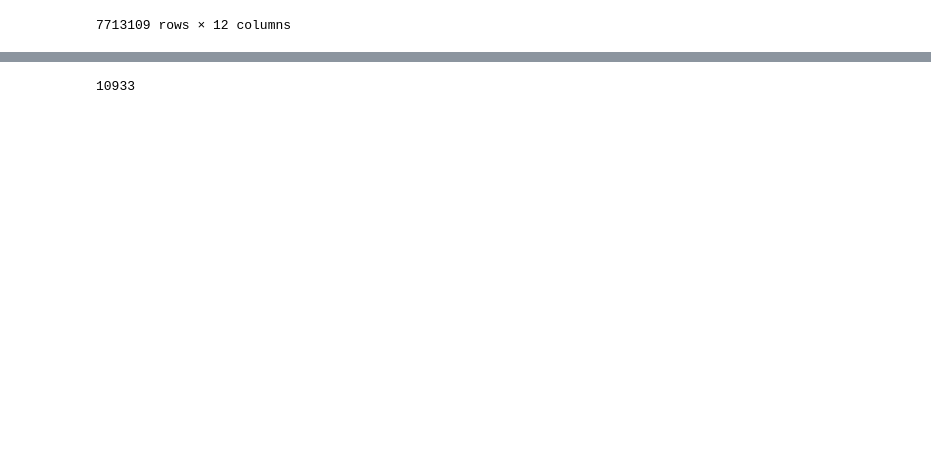
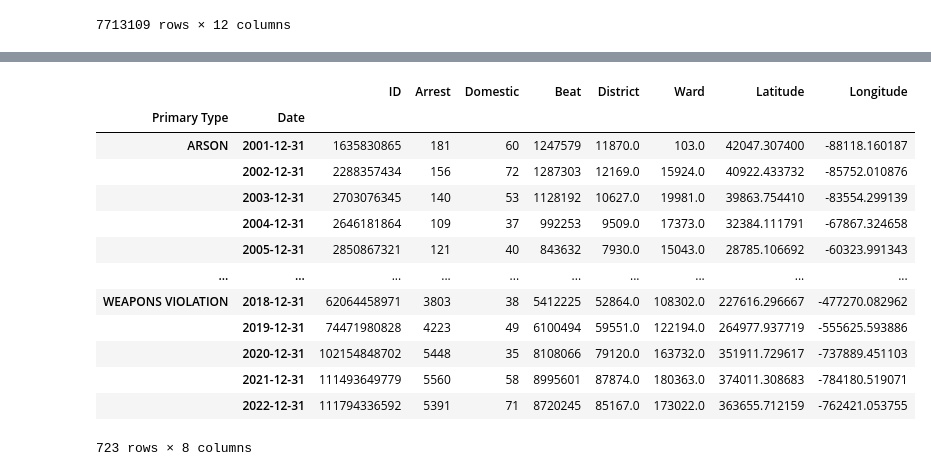
Before and after one commit to sof2401/Data-Visualization, a Jupyter notebook: Project 3 - Part 2.ipynb, the cells around one changed output, grey strips where cells are left out. Saved outputs shown, nothing was run; the diff lists cells and outputs as text; code cells hidden in the pictures; blank space fills up the shorter version.

```diff
--- a/Project 3 - Part 2.ipynb
+++ b/Project 3 - Part 2.ipynb
@@ -105,5 +106,20 @@ dtype: int64
+# %%
+ts = df.groupby('Primary Type').resample("Y").sum()
+ts
+# %% [output]
+|  |  | ID | Arrest | Domestic | Beat | District | Ward | Latitude | Longitude |
+| Primary Type | Date |  |  |  |  |  |  |  |  |
+| ARSON | 2001-12-31 | 1635830865 | 181 | 60 | 1247579 | 11870.0 | 103.0 | 42047.307400 | -88118.160187 |
+|  | 2002-12-31 | 2288357434 | 156 | 72 | 1287303 | 12169.0 | 15924.0 | 40922.433732 | -85752.010876 |
+|  | 2003-12-31 | 2703076345 | 140 | 53 | 1128192 | 10627.0 | 19981.0 | 39863.754410 | -83554.299139 |
+|  | 2004-12-31 | 2646181864 | 109 | 37 | 992253 | 9509.0 | 17373.0 | 32384.111791 | -67867.324658 |
+|  | 2005-12-31 | 2850867321 | 121 | 40 | 843632 | 7930.0 | 15043.0 | 28785.106692 | -60323.991343 |
+| ... | ... | ... | ... | ... | ... | ... | ... | ... | ... |
+| WEAPONS VIOLATION | 2018-12-31 | 62064458971 | 3803 | 38 | 5412225 | 52864.0 | 108302.0 | 227616.296667 | -477270.082962 |
+|  | 2019-12-31 | 74471980828 | 4223 | 49 | 6100494 | 59551.0 | 122194.0 | 264977.937719 | -555625.593886 |
+|  | 2020-12-31 | 102154848702 | 5448 | 35 | 8108066 | 79120.0 | 163732.0 | 351911.729617 | -737889.451103 |
+|  | 2021-12-31 | 111493649779 | 5560 | 58 | 8995601 | 87874.0 | 180363.0 | 374011.308683 | -784180.519071 |
+|  | 2022-12-31 | 111794336592 | 5391 | 71 | 8720245 | 85167.0 | 173022.0 | 363655.712159 | -762421.053755 |
+723 rows × 8 columns
 # %%
-df = df.interpolate()
-df.isna().sum().sum()
+ts['Arrest'] = ts['Arrest'].interpolate()
-# %% [output]
-10933
```
Also changed, not shown: parts of 10 cells of this notebook.
